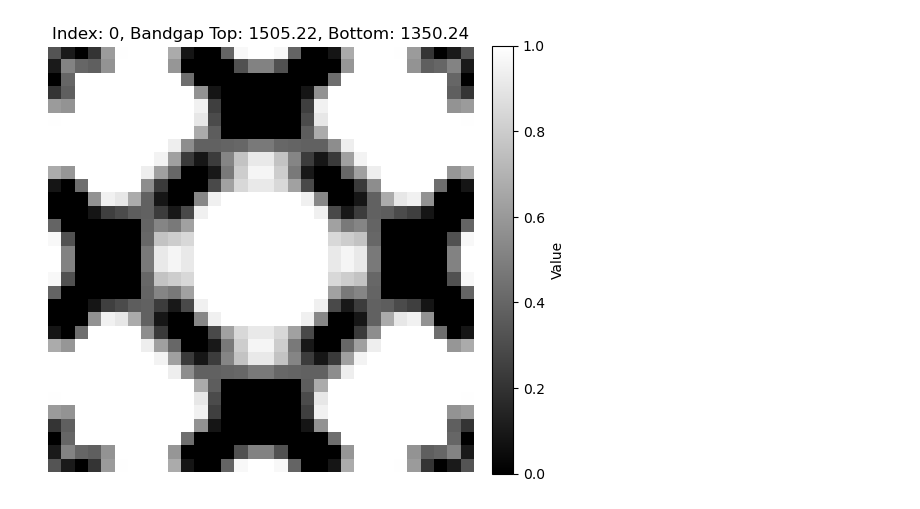
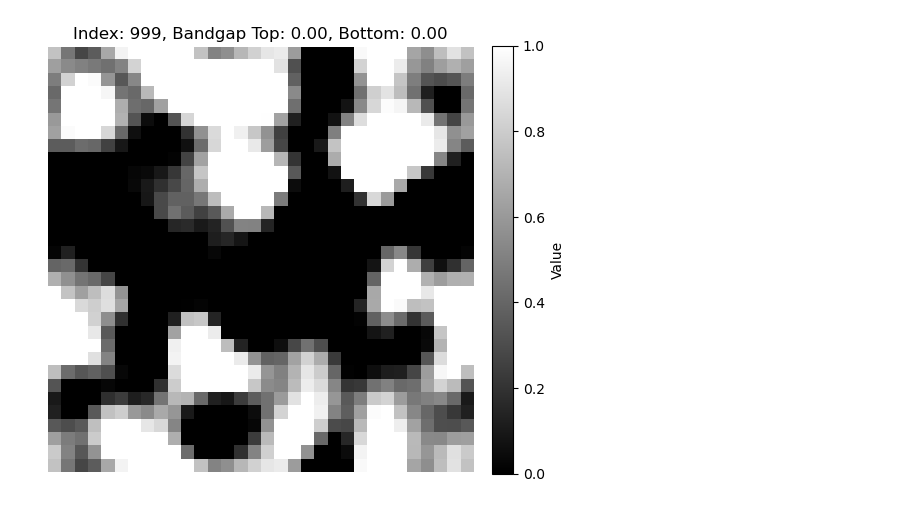
Before and after one commit to trutheresy/Diffusion-Model-2D-Metamaterials, a Jupyter notebook: diffusion_model_playground3.ipynb, the cells around one changed output. Cells and saved outputs as stored; diff of their text form; code cells hidden in the pictures.

```diff
--- a/diffusion_model_playground3.ipynb
+++ b/diffusion_model_playground3.ipynb
@@ -27,6 +28,7 @@ from sklearn.preprocessing import MinMaxScaler  # Scaling data (optional)
 # Define file paths (modify these for your datasets)
 MATLAB_FILE_PATH = "A:/Research/Projects/Metamaterial Geometry Bandgap Dataset Generator/2D-dispersion/complete_datasets/complete_dataset_control_32pix.mat"  # Path to .mat file
 MATLAB_FILE_PATH = "C:/Users/hz283/Documents/Duke/Research/2D-dispersion/complete_datasets/complete_dataset_control_32pix.mat"  # Path to .mat file
+MATLAB_FILE_PATH = "C:/Users/hz283/Documents/Duke/Research/Diffusion-Model-2D-Metamaterials/datasets/datasets/complete_datasets/complete_control_big_nosym.mat"  # Path to .mat file
 
 OUTPUT_DIRECTORY = "output/"  # Directory to save results/models
 # %%
@@ -64,0 +96,12 @@ Bandgap edges processed shape: (1000, 5, 2)
+# %%
+# Plot a 2x1 subplot of the histograms of the bandgap tops and bottoms
+fig, axs = plt.subplots(2, 1, figsize=(10, 10))
+axs[0].hist(bandgap_tops, bins=50, edgecolor='black')
+axs[0].set_title('Histogram of Bandgap Tops')
+axs[0].set_xlabel('Bandgap Top')
+axs[0].set_ylabel('Frequency')
+axs[1].hist(bandgap_bottoms, bins=50, edgecolor='black')
+axs[1].set_title('Histogram of Bandgap Bottoms')
+axs[1].set_xlabel('Bandgap Bottom')
+axs[1].set_ylabel('Frequency')
+plt.show()
@@ -72,8 +117,8 @@ def plot_sample_geometry(designs, bandgap_tops, bandgap_bottoms, index=0):
     Args:
     - designs (np.ndarray): Array containing the designs of shape (n, 32, 32).
     - index (int): Index of the sample to plot.
-    - bandgap_tops (np.ndarray): Array of bandgap top values.
-    - bandgap_bottoms (np.ndarray): Array of bandgap bottom values.
+    - bandgap_tops (np.ndarray): Array of bandgap top values of shape (n,).
+    - bandgap_bottoms (np.ndarray): Array of bandgap bottom values of shape (n,).
     """
     # Validate index
     if index < 0 or index >= designs.shape[0]:
@@ -83,8 +128,8 @@ def plot_sample_geometry(designs, bandgap_tops, bandgap_bottoms, index=0):
     sample_geometry = designs[index]
 
     # Metadata for the title
-    top = bandgap_tops[index]
-    bottom = bandgap_bottoms[index]
+    top = float(bandgap_tops[index])  # Convert to scalar float
+    bottom = float(bandgap_bottoms[index])  # Convert to scalar float
 
     # Create the plot
     fig, ax = plt.subplots(figsize=(6, 6))
@@ -171,5 +216,3 @@ def extract_bandgap_edges(bandgap_edges, warn_threshold=1, zero_threshold=0.5):
     non_zero_count = np.count_nonzero(bandgap_tops)
     print(f"Number of non-zero bandgap_tops and bandgap_bottoms: {non_zero_count} out of {n}")
     return bandgap_tops, bandgap_bottoms
-# %%
-bandgap_tops, bandgap_bottoms = extract_bandgap_edges(bandgap_edges)
@@ -194,5 +219,5 @@ Number of non-zero bandgap_tops and bandgap_bottoms: 376 out of 1000
 # %%
-plot_sample_geometry(designs, bandgap_tops, bandgap_bottoms, index=0)
+plot_sample_geometry(designs, bandgap_tops, bandgap_bottoms, index=999)
 # %% [output]
-[figure, old version]
+[figure, new version]
 # %%
```
Also changed, not shown: parts of 15 cells of this notebook, 11 other files.
